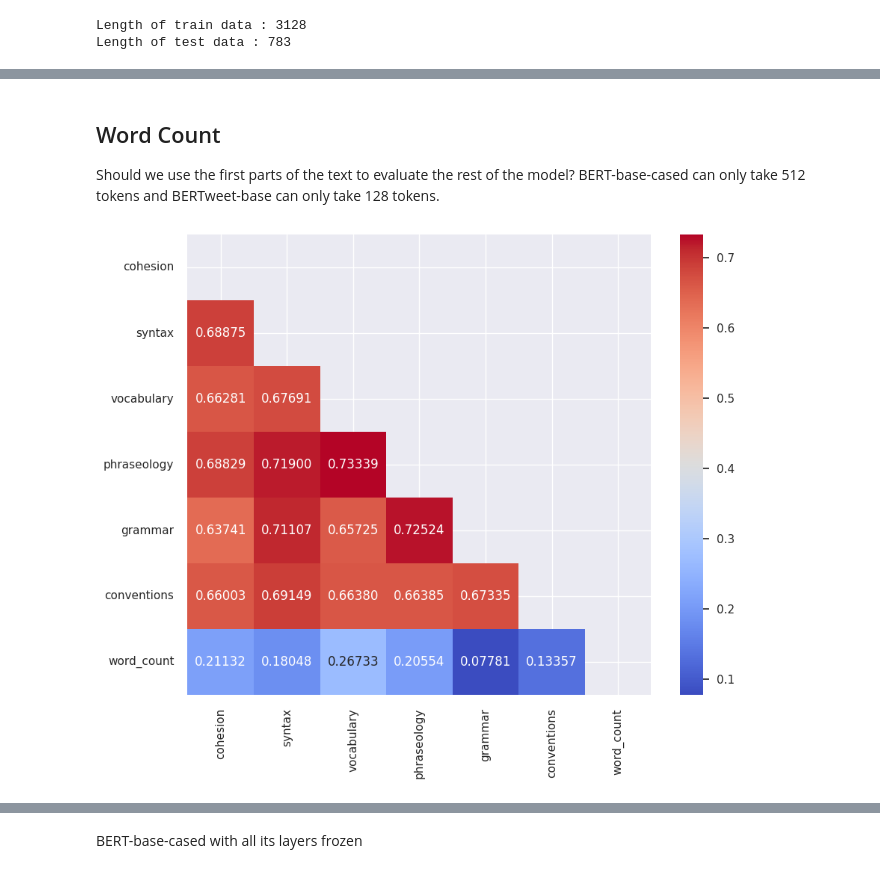
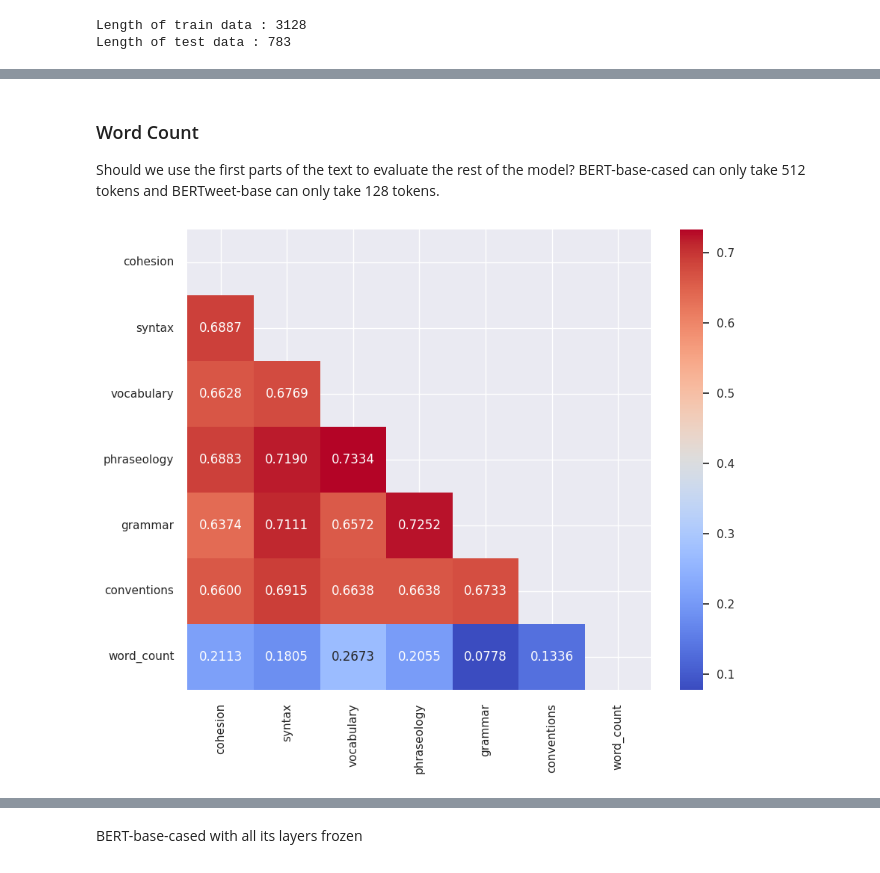
Before and after one commit to srilamaiti/spring_2023_w266_final_project_heesuk_iris_srila, a Jupyter notebook: iris/W266_essay_evaluation_final.ipynb, the cells around one changed output, grey strips where cells are left out. Cells and saved outputs as stored; diff of their text form; code cells hidden in the pictures.

```diff
--- a/iris/W266_essay_evaluation_final.ipynb
+++ b/iris/W266_essay_evaluation_final.ipynb
@@ -513,3 +521,9 @@ print(f"Length of test data : {len(df_test)}")
 # %% [output]
 Length of train data : 3128
 Length of test data : 783
+# %%
+df_train = pd.read_csv('df_train_split.csv')
+df_test = pd.read_csv('df_test_split.csv')
+print(f"Length of train data : {len(df_train)}")
+print(f"Length of test data : {len(df_test)}")
+y_test = np.array(df_test[label_cols], dtype = "float32")
@@ -516,20 +546,20 @@ Length of test data : 783
 # %% [markdown]
-## Word Count
+### Word Count
 Should we use the first parts of the text to evaluate the rest of the model? BERT-base-cased can only take 512 tokens and BERTweet-base can only take 128 tokens.
 # %%
 df_train['word_count'] = df_train['full_text'].apply(lambda x: len(x.split()))
 corr = df_train[np.append(label_cols,"word_count")].corr()
 
 # Generate a mask for the upper triangle
 mask = np.triu(np.ones_like(corr, dtype = bool))
 
 sns.set(rc = {"figure.figsize": (10, 8)})
 
 sns.heatmap(corr,
             annot = True,
             cmap = "coolwarm",
             mask = mask,
-            fmt  = ".5f")
+            fmt  = ".4f")
 plt.show()
 # %% [output]
-[figure, old version]
+[figure, new version]
```
Also changed, not shown: parts of 25 cells of this notebook.
